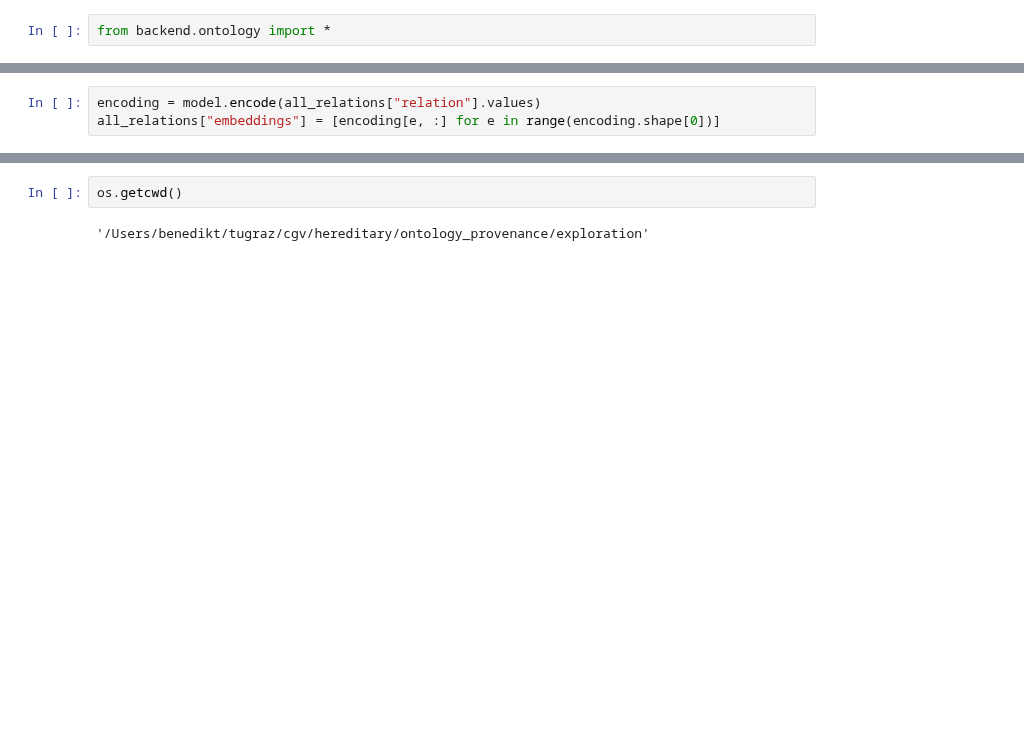
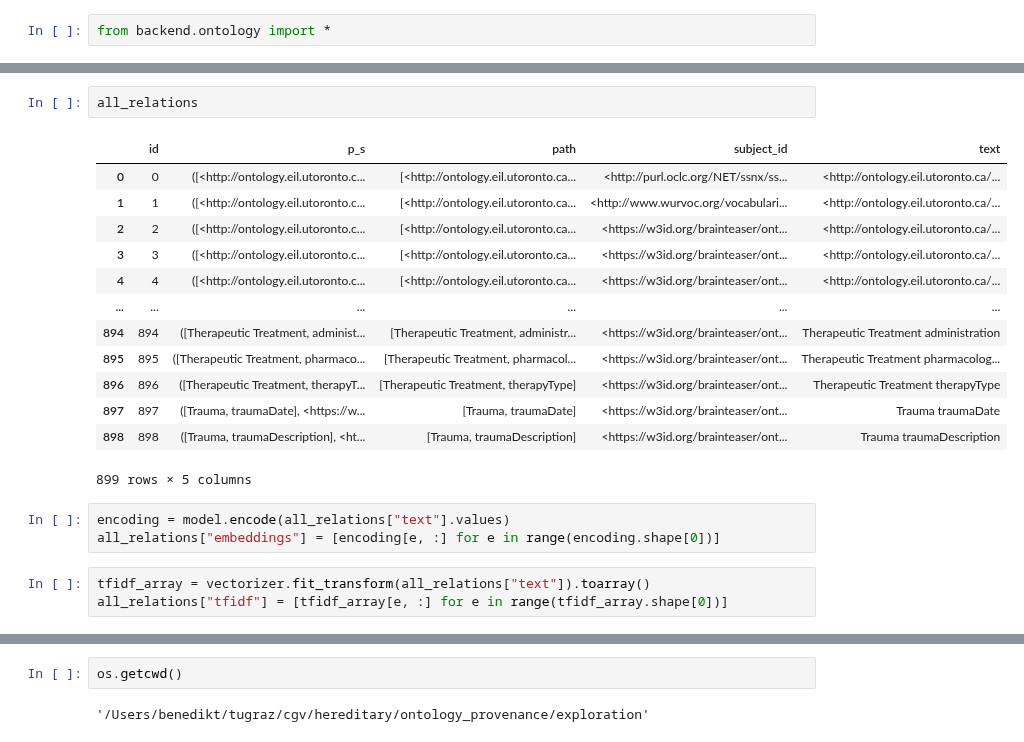
Before and after one commit to hereditary-eu/OnSET, a Jupyter notebook: exploration/ontology_explore.ipynb, the cells around one changed output, grey strips where cells are left out. Drawn from its saved outputs; the diff is of its cells as text; blank space fills up the shorter version.

```diff
--- a/exploration/ontology_explore.ipynb
+++ b/exploration/ontology_explore.ipynb
@@ -59,7 +87,26 @@ all_relations=all_relations.map(lambda x: x.replace(".", " "))
 all_relations.to_csv("all_relations.csv", index=False)
+# %%
+all_relations
+# %% [output]
+|  | id | p_s | path | subject_id | text |
+| 0 | 0 | ([<http://ontology.eil.utoronto.c... | [<http://ontology.eil.utoronto.ca... | <http://purl.oclc.org/NET/ssnx/ss... | <http://ontology.eil.utoronto.ca/... |
+| 1 | 1 | ([<http://ontology.eil.utoronto.c... | [<http://ontology.eil.utoronto.ca... | <http://www.wurvoc.org/vocabulari... | <http://ontology.eil.utoronto.ca/... |
+| 2 | 2 | ([<http://ontology.eil.utoronto.c... | [<http://ontology.eil.utoronto.ca... | <https://w3id.org/brainteaser/ont... | <http://ontology.eil.utoronto.ca/... |
+| 3 | 3 | ([<http://ontology.eil.utoronto.c... | [<http://ontology.eil.utoronto.ca... | <https://w3id.org/brainteaser/ont... | <http://ontology.eil.utoronto.ca/... |
+| 4 | 4 | ([<http://ontology.eil.utoronto.c... | [<http://ontology.eil.utoronto.ca... | <https://w3id.org/brainteaser/ont... | <http://ontology.eil.utoronto.ca/... |
+| ... | ... | ... | ... | ... | ... |
+| 894 | 894 | ([Therapeutic Treatment, administ... | [Therapeutic Treatment, administr... | <https://w3id.org/brainteaser/ont... | Therapeutic Treatment administration |
+| 895 | 895 | ([Therapeutic Treatment, pharmaco... | [Therapeutic Treatment, pharmacol... | <https://w3id.org/brainteaser/ont... | Therapeutic Treatment pharmacolog... |
+| 896 | 896 | ([Therapeutic Treatment, therapyT... | [Therapeutic Treatment, therapyType] | <https://w3id.org/brainteaser/ont... | Therapeutic Treatment therapyType |
+| 897 | 897 | ([Trauma, traumaDate], <https://w... | [Trauma, traumaDate] | <https://w3id.org/brainteaser/ont... | Trauma traumaDate |
+| 898 | 898 | ([Trauma, traumaDescription], <ht... | [Trauma, traumaDescription] | <https://w3id.org/brainteaser/ont... | Trauma traumaDescription |
+899 rows × 5 columns
 # %%
-encoding = model.encode(all_relations["relation"].values)
+encoding = model.encode(all_relations["text"].values)
 all_relations["embeddings"] = [encoding[e, :] for e in range(encoding.shape[0])]
+# %%
+tfidf_array = vectorizer.fit_transform(all_relations["text"]).toarray()
+all_relations["tfidf"] = [tfidf_array[e, :] for e in range(tfidf_array.shape[0])]
 # %%
 all_relations
 # %% [output]
```
Also changed, not shown: parts of 34 cells of this notebook, 15 other files.
